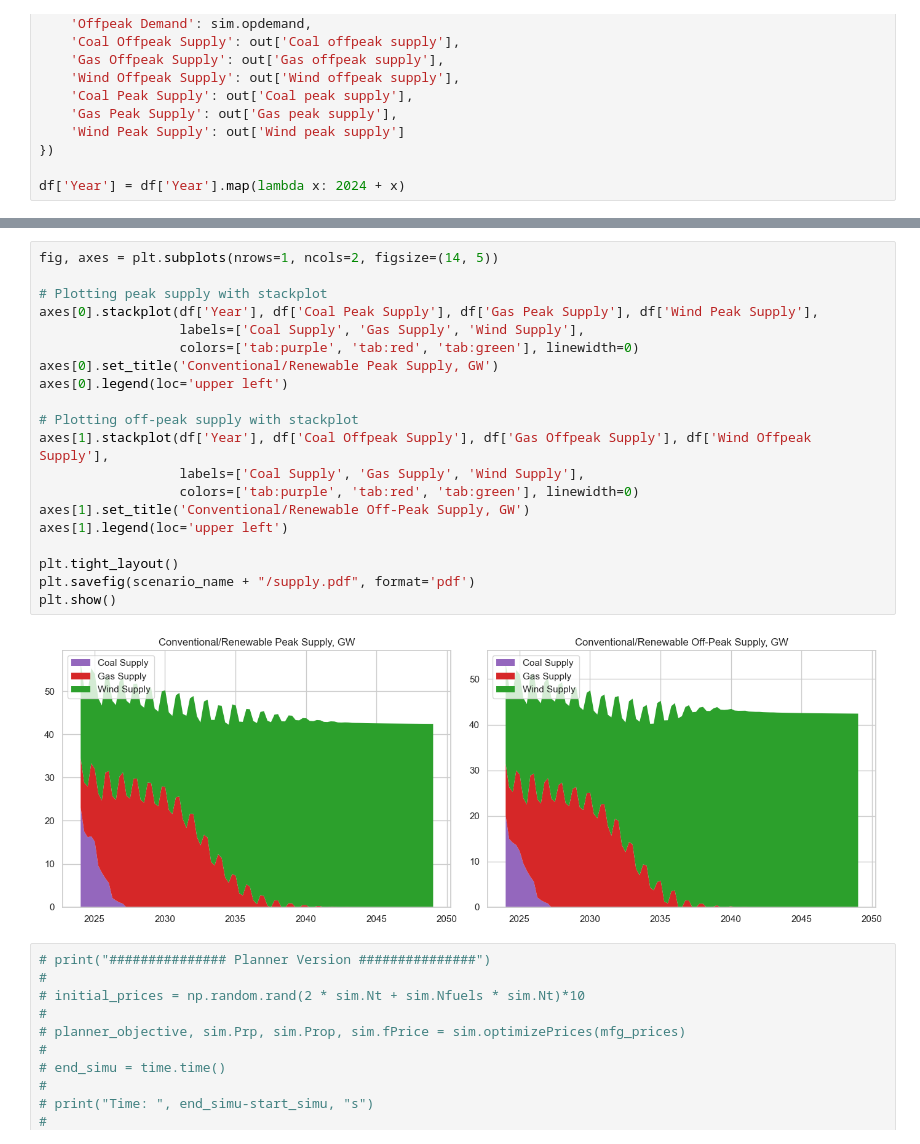
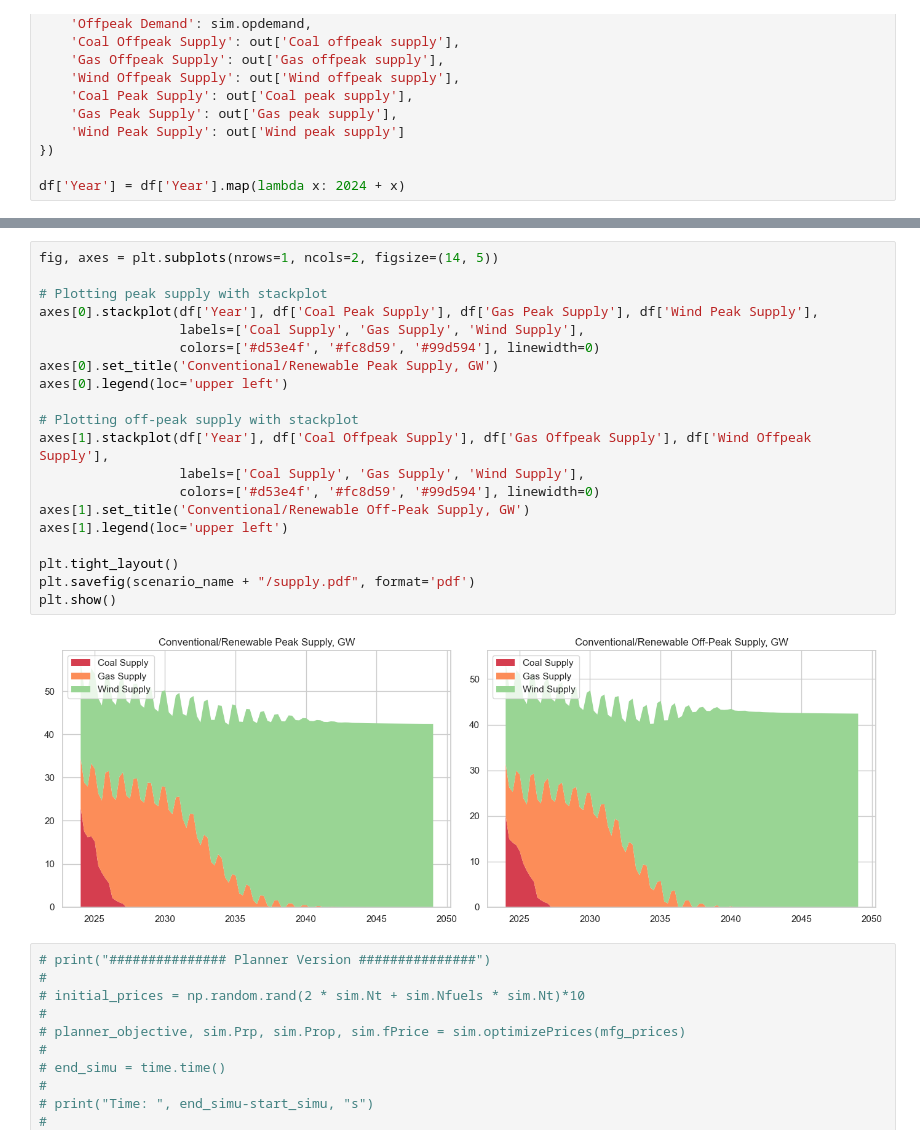
Before and after one commit to aliciabassiere/mfg_elec, a Jupyter notebook: simulation_nb.ipynb, the cells around one changed output, grey strips where cells are left out. Cells and saved outputs as stored; diff of their text form.

```diff
--- a/simulation_nb.ipynb
+++ b/simulation_nb.ipynb
@@ -156,25 +156,25 @@ plt.show()
 # %%
 fig, axes = plt.subplots(nrows=1, ncols=2, figsize=(14, 5))
 
 # Plotting peak supply with stackplot
 axes[0].stackplot(df['Year'], df['Coal Peak Supply'], df['Gas Peak Supply'], df['Wind Peak Supply'],
                   labels=['Coal Supply', 'Gas Supply', 'Wind Supply'],
-                  colors=['tab:purple', 'tab:red', 'tab:green'], linewidth=0)
+                  colors=['#d53e4f', '#fc8d59', '#99d594'], linewidth=0)
 axes[0].set_title('Conventional/Renewable Peak Supply, GW')
 axes[0].legend(loc='upper left')
 
 # Plotting off-peak supply with stackplot
 axes[1].stackplot(df['Year'], df['Coal Offpeak Supply'], df['Gas Offpeak Supply'], df['Wind Offpeak Supply'],
                   labels=['Coal Supply', 'Gas Supply', 'Wind Supply'],
-                  colors=['tab:purple', 'tab:red', 'tab:green'], linewidth=0)
+                  colors=['#d53e4f', '#fc8d59', '#99d594'], linewidth=0)
 axes[1].set_title('Conventional/Renewable Off-Peak Supply, GW')
 axes[1].legend(loc='upper left')
 
 plt.tight_layout()
 plt.savefig(scenario_name + "/supply.pdf", format='pdf')
 plt.show()
 # %% [output]
-[figure, old version]
+[figure, new version]
 # %%
 # print("############### Planner Version ###############")
 #
```
Also changed, not shown: parts of 3 cells of this notebook.
